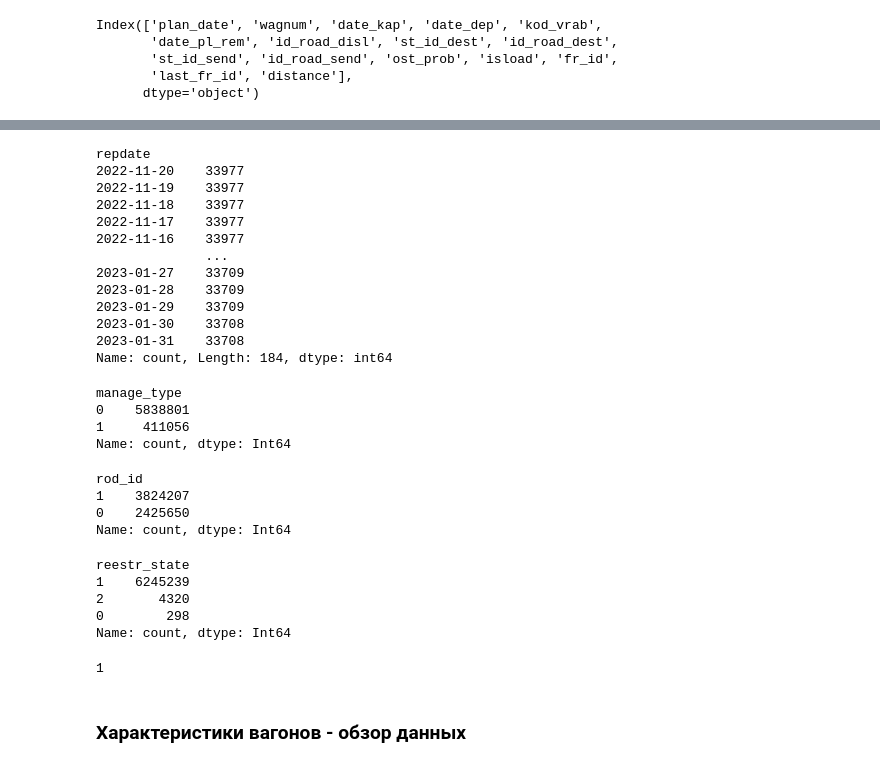
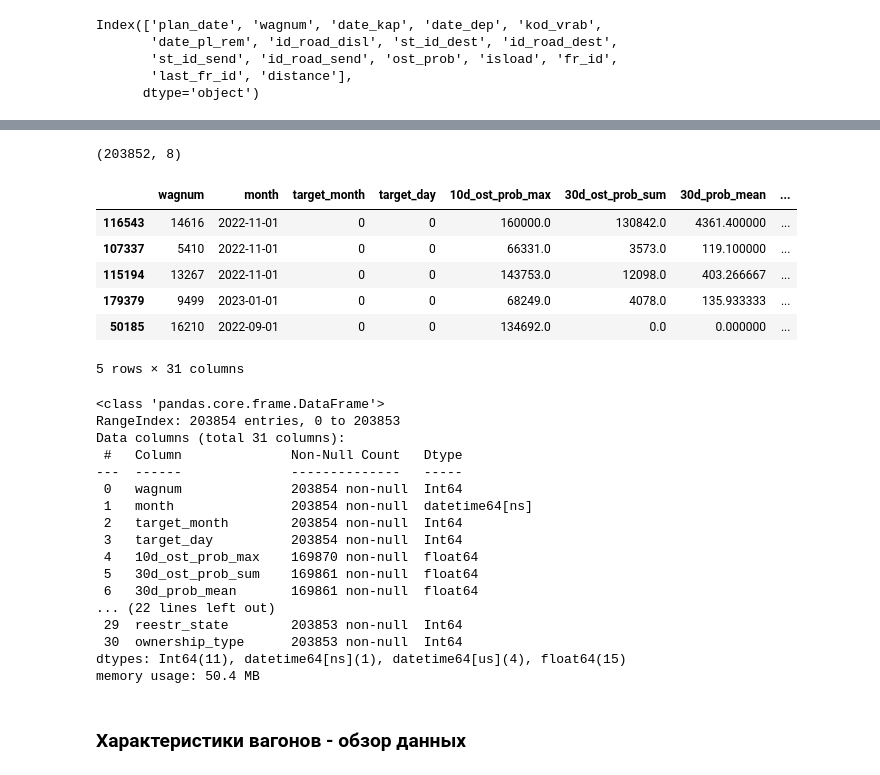
Before and after one commit to Kirill2187/datawagon, a Jupyter notebook: data_preparing/ownership_dislok_params.ipynb, the cells around one changed output, grey strips where cells are left out. Saved outputs shown, nothing was run; the diff lists cells and outputs as text; code cells hidden in the pictures.

```diff
--- a/data_preparing/ownership_dislok_params.ipynb
+++ b/data_preparing/ownership_dislok_params.ipynb
@@ -107,42 +224,38 @@ Index(['repdate', 'wagnum', 'ost_prob', 'manage_type', 'rod_id',
 # %%
-wag_prob.repdate.value_counts()
+wag_prob_months = wag_prob[wag_prob.repdate.dt.day == 1].copy()
+print(wag_prob_months.shape)
+
+wag_prob_months.drop(['ost_prob', 'month'], axis=1, inplace=True)
+wag_prob_months.rename({'repdate': 'month'}, axis=1, inplace=True)
+
+target_df_new_ = target_df_new.merge(wag_prob_months, on=['month', 'wagnum'], how='left')
+target_df_new_.sample(5)
 # %% [output]
-repdate
-2022-11-20    33977
-2022-11-19    33977
-2022-11-18    33977
-2022-11-17    33977
-2022-11-16    33977
-              ...
-2023-01-27    33709
-2023-01-28    33709
-2023-01-29    33709
-2023-01-30    33708
-2023-01-31    33708
-Name: count, Length: 184, dtype: int64
+(203852, 8)
+|  | wagnum | month | target_month | target_day | 10d_ost_prob_max | 30d_ost_prob_sum | 30d_prob_mean | ... |
+| 116543 | 14616 | 2022-11-01 | 0 | 0 | 160000.0 | 130842.0 | 4361.400000 | ... |
+| 107337 | 5410 | 2022-11-01 | 0 | 0 | 66331.0 | 3573.0 | 119.100000 | ... |
+| 115194 | 13267 | 2022-11-01 | 0 | 0 | 143753.0 | 12098.0 | 403.266667 | ... |
+| 179379 | 9499 | 2023-01-01 | 0 | 0 | 68249.0 | 4078.0 | 135.933333 | ... |
+| 50185 | 16210 | 2022-09-01 | 0 | 0 | 134692.0 | 0.0 | 0.000000 | ... |
+5 rows × 31 columns
-# %%
-wag_prob['manage_type'].value_counts()
-# %% [output]
-manage_type
-0    5838801
-1     411056
-Name: count, dtype: Int64
-# %%
-wag_prob['rod_id'].value_counts()
-# %% [output]
-rod_id
-1    3824207
-0    2425650
-Name: count, dtype: Int64
-# %%
-wag_prob['reestr_state'].value_counts()
-# %% [output]
-reestr_state
-1    6245239
-2       4320
-0        298
-Name: count, dtype: Int64
-# %%
-wag_prob['ownership_type'].nunique()
-# %% [output]
-1
+# %%
+target_df_new_.info()
+# %% [output]
+<class 'pandas.core.frame.DataFrame'>
+RangeIndex: 203854 entries, 0 to 203853
+Data columns (total 31 columns):
+ #   Column              Non-Null Count   Dtype
+---  ------              --------------   -----
+ 0   wagnum              203854 non-null  Int64
+ 1   month               203854 non-null  datetime64[ns]
+ 2   target_month        203854 non-null  Int64
+ 3   target_day          203854 non-null  Int64
+ 4   10d_ost_prob_max    169870 non-null  float64
+ 5   30d_ost_prob_sum    169861 non-null  float64
+ 6   30d_prob_mean       169861 non-null  float64
+... (22 lines left out)
+ 29  reestr_state        203853 non-null  Int64
+ 30  ownership_type      203853 non-null  Int64
+dtypes: Int64(11), datetime64[ns](1), datetime64[us](4), float64(15)
+memory usage: 50.4 MB
```
Also changed, not shown: parts of 35 cells of this notebook, 1 other file.
